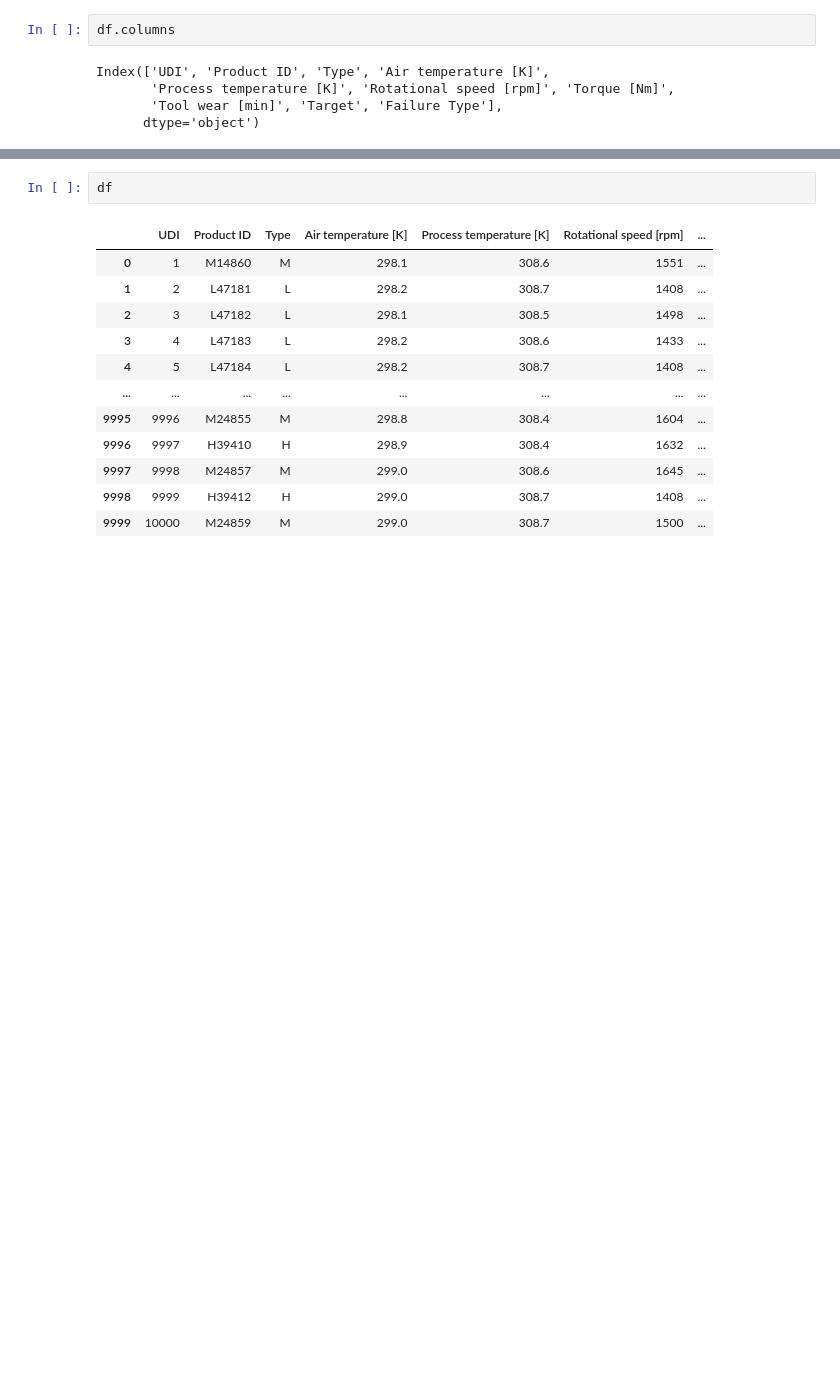
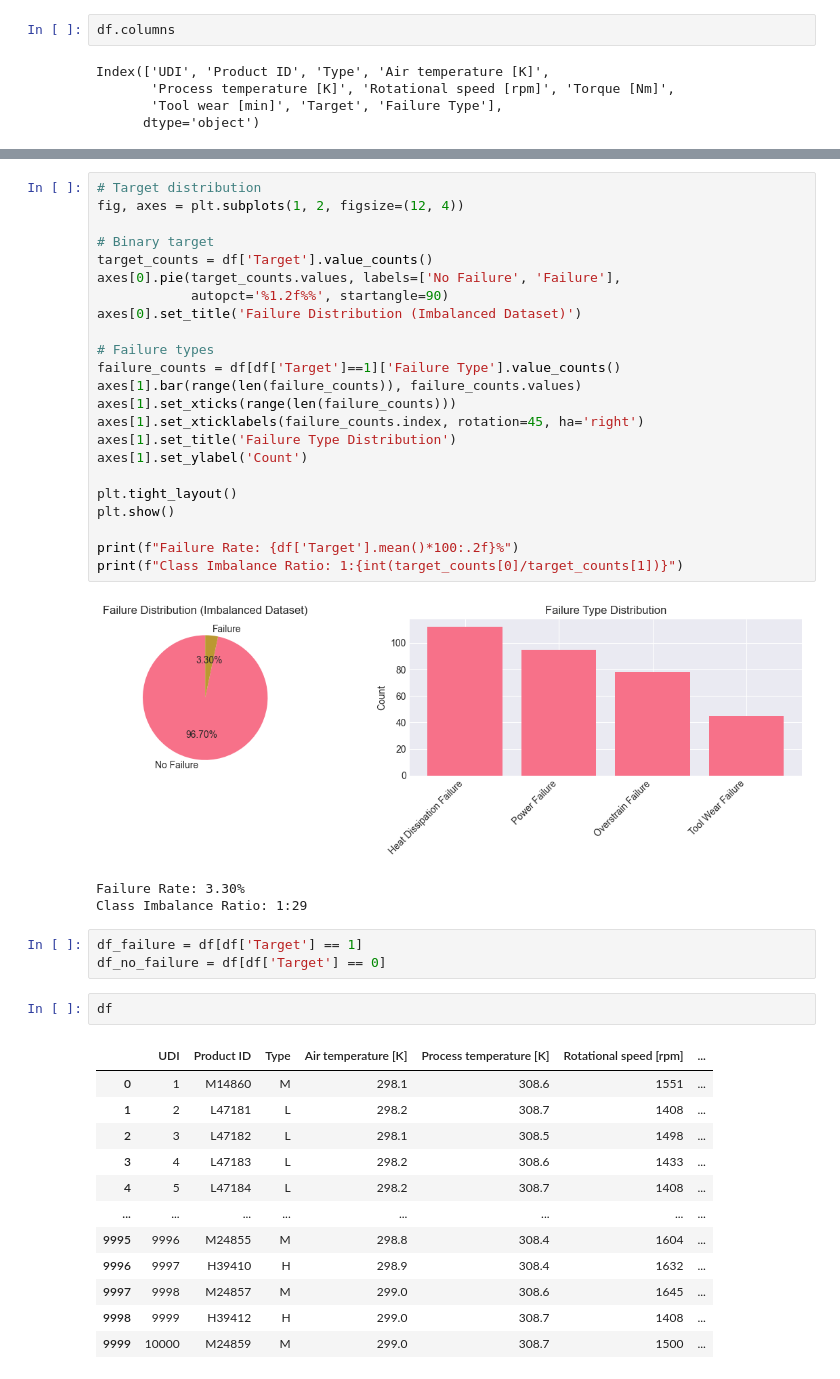
Before and after one commit to Hassan23121999/machine-failure-prediction, a Jupyter notebook: notebook/01_eda_analysis.ipynb, the cells around one changed output, grey strips where cells are left out. Drawn from its saved outputs; the diff is of its cells as text; blank space fills up the shorter version.

```diff
--- a/notebook/01_eda_analysis.ipynb
+++ b/notebook/01_eda_analysis.ipynb
@@ -72,3 +117,33 @@ Index(['UDI', 'Product ID', 'Type', 'Air temperature [K]',
+# %%
+# Target distribution
+fig, axes = plt.subplots(1, 2, figsize=(12, 4))
+
+# Binary target
+target_counts = df['Target'].value_counts()
+axes[0].pie(target_counts.values, labels=['No Failure', 'Failure'],
+            autopct='%1.2f%%', startangle=90)
+axes[0].set_title('Failure Distribution (Imbalanced Dataset)')
+
+# Failure types
+failure_counts = df[df['Target']==1]['Failure Type'].value_counts()
+axes[1].bar(range(len(failure_counts)), failure_counts.values)
+axes[1].set_xticks(range(len(failure_counts)))
+axes[1].set_xticklabels(failure_counts.index, rotation=45, ha='right')
+axes[1].set_title('Failure Type Distribution')
+axes[1].set_ylabel('Count')
+
+plt.tight_layout()
+plt.show()
+
+print(f"Failure Rate: {df['Target'].mean()*100:.2f}%")
+print(f"Class Imbalance Ratio: 1:{int(target_counts[0]/target_counts[1])}")
+# %% [output]
+[figure, added]
+Failure Rate: 3.30%
+Class Imbalance Ratio: 1:29
+# %%
+df_failure = df[df['Target'] == 1]
+df_no_failure = df[df['Target'] == 0]
 # %%
 df
 # %% [output]
```
Also changed, not shown: parts of 13 cells of this notebook.
